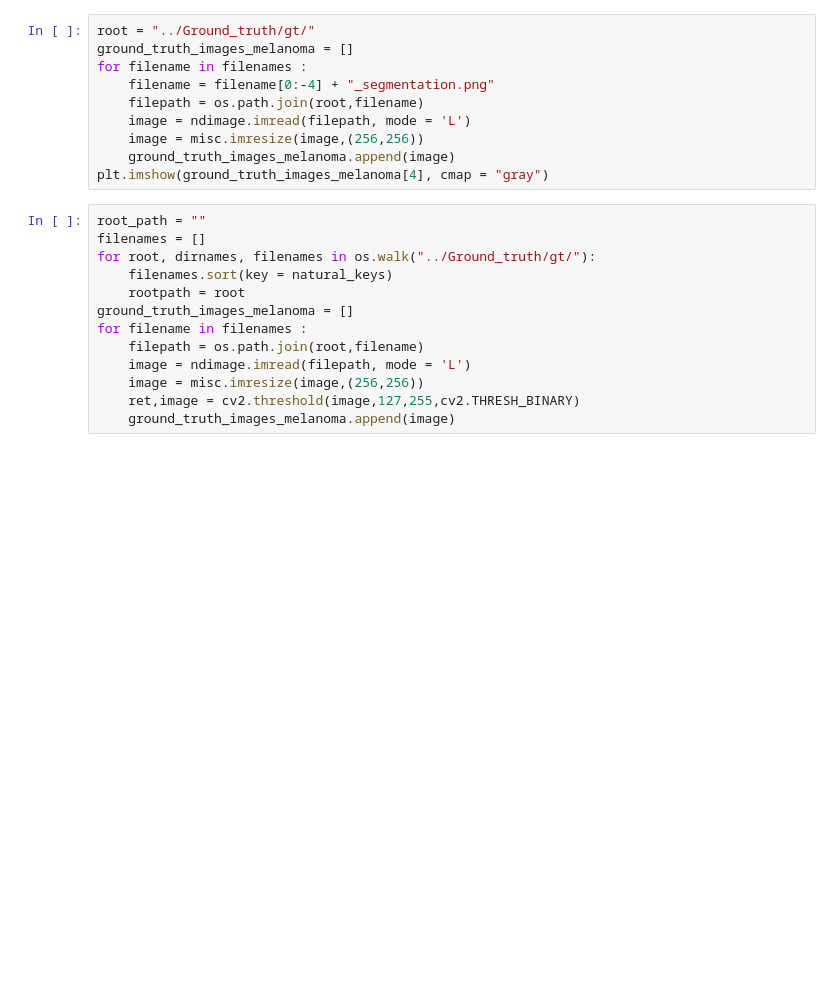
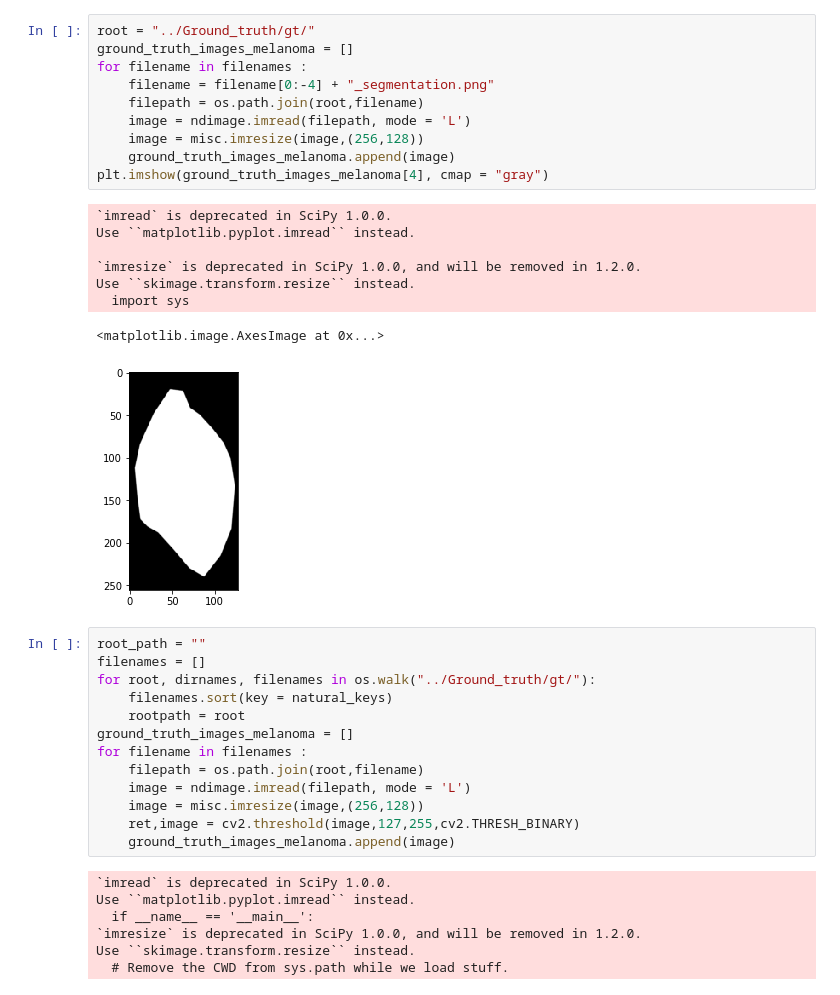
Before and after one commit to shivshankr/cancer-classification-and-segmentation, a Jupyter notebook: Segmentation/Untitled.ipynb, the cells around one changed output. Cells and saved outputs as stored; diff of their text form; blank space fills up the shorter version.

```diff
--- a/Segmentation/Untitled.ipynb
+++ b/Segmentation/Untitled.ipynb
@@ -52,13 +61,22 @@ plt.imshow(melanoma_images[4])
 # %%
 root = "../Ground_truth/gt/"
 ground_truth_images_melanoma = []
 for filename in filenames :
     filename = filename[0:-4] + "_segmentation.png"
     filepath = os.path.join(root,filename)
     image = ndimage.imread(filepath, mode = 'L')
-    image = misc.imresize(image,(256,256))
+    image = misc.imresize(image,(256,128))
     ground_truth_images_melanoma.append(image)
 plt.imshow(ground_truth_images_melanoma[4], cmap = "gray")
+# %% [output]
+`imread` is deprecated in SciPy 1.0.0.
+Use ``matplotlib.pyplot.imread`` instead.
+
+`imresize` is deprecated in SciPy 1.0.0, and will be removed in 1.2.0.
+Use ``skimage.transform.resize`` instead.
+  import sys
+<matplotlib.image.AxesImage at 0x...>
+[figure, added]
 # %%
 root_path = ""
 filenames = []
@@ -69,8 +87,15 @@ ground_truth_images_melanoma = []
 for filename in filenames :
     filepath = os.path.join(root,filename)
     image = ndimage.imread(filepath, mode = 'L')
-    image = misc.imresize(image,(256,256))
+    image = misc.imresize(image,(256,128))
     ret,image = cv2.threshold(image,127,255,cv2.THRESH_BINARY)
     ground_truth_images_melanoma.append(image)
+# %% [output]
+`imread` is deprecated in SciPy 1.0.0.
+Use ``matplotlib.pyplot.imread`` instead.
+  if __name__ == '__main__':
+`imresize` is deprecated in SciPy 1.0.0, and will be removed in 1.2.0.
+Use ``skimage.transform.resize`` instead.
+  # Remove the CWD from sys.path while we load stuff.
 # %%
 for i in range(len(ground_truth_images_melanoma)) :
```
Also changed, not shown: parts of 12 cells of this notebook, 7 other files.
